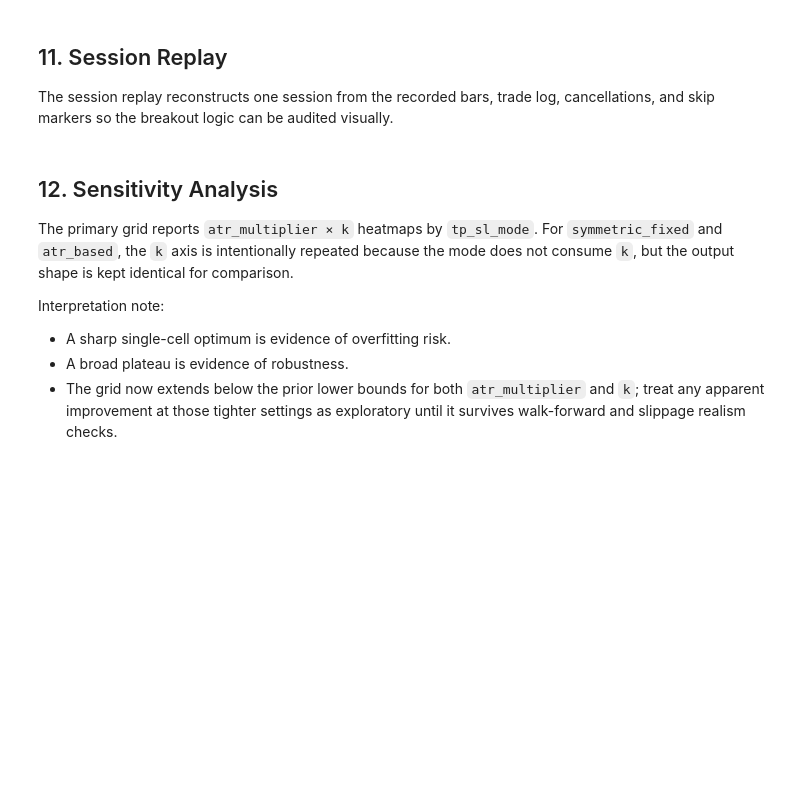
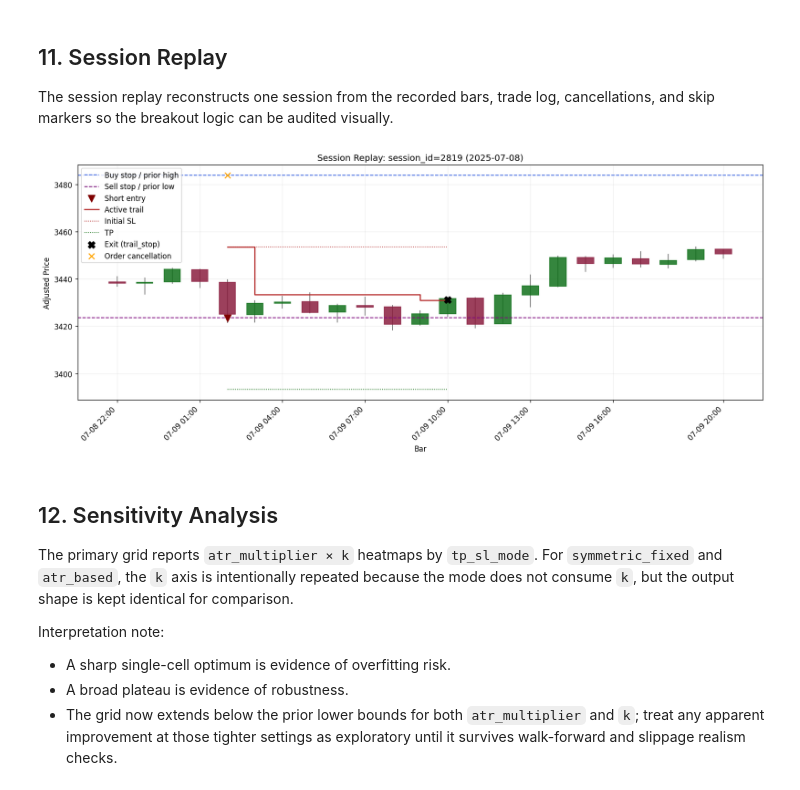
Before and after one commit to LuthHaidar/gold_break, a Jupyter notebook: gold_breakout_backtest.ipynb, the cells around one changed output. Cells and saved outputs as stored; diff of their text form; code cells hidden in the pictures; blank space fills up the shorter version.

```diff
--- a/gold_breakout_backtest.ipynb
+++ b/gold_breakout_backtest.ipynb
@@ -50,26 +70,24 @@ import matplotlib.pyplot as plt
 import pandas as pd
 from IPython.display import display
 
-from gold_breakout_backtest import (
-    plot_directional_drawdown_curves,
-    plot_directional_equity_curves,
-    plot_drawdown_curve,
-    plot_equity_curve,
-    plot_exit_reason_breakdown,
-    plot_heatmap_grid,
-    plot_monthly_returns_heatmap,
-    plot_session_replay,
-    plot_sizing_sensitivity_curve,
-    plot_trade_pnl_distribution,
-    plot_trail_sensitivity_curve,
-    prepare_research_data,
-    preview_signal_inputs,
-    run_backtest,
-    run_sensitivity_analysis,
-    run_walk_forward_analysis,
-    summarize_audit,
-    with_atr_period,
-)
+plot_directional_drawdown_curves = backtest_module.plot_directional_drawdown_curves
+plot_directional_equity_curves = backtest_module.plot_directional_equity_curves
+plot_drawdown_curve = backtest_module.plot_drawdown_curve
+plot_equity_curve = backtest_module.plot_equity_curve
+plot_exit_reason_breakdown = backtest_module.plot_exit_reason_breakdown
+plot_heatmap_grid = backtest_module.plot_heatmap_grid
+plot_monthly_returns_heatmap = backtest_module.plot_monthly_returns_heatmap
+plot_session_replay = backtest_module.plot_session_replay
+plot_sizing_sensitivity_curve = backtest_module.plot_sizing_sensitivity_curve
+plot_trade_pnl_distribution = backtest_module.plot_trade_pnl_distribution
+plot_trail_sensitivity_curve = backtest_module.plot_trail_sensitivity_curve
+prepare_research_data = backtest_module.prepare_research_data
+preview_signal_inputs = backtest_module.preview_signal_inputs
+run_backtest = backtest_module.run_backtest
+run_sensitivity_analysis = backtest_module.run_sensitivity_analysis
+run_walk_forward_analysis = backtest_module.run_walk_forward_analysis
+summarize_audit = backtest_module.summarize_audit
+with_atr_period = backtest_module.with_atr_period
 
 pd.set_option("display.max_columns", 100)
 pd.set_option("display.width", 140)
@@ -192,15 +420,19 @@ for figure in [
 
 The session replay reconstructs one session from the recorded bars, trade log, cancellations, and skip markers so the breakout logic can be audited visually.
 # %%
+import random
+
 replay_session_id = (
-    int(result.trade_log["entry_session_id"].iloc[0])
+    int(result.trade_log["entry_session_id"].iloc[random.randint(0, len(result.trade_log) - 1)])
     if not result.trade_log.empty
     else int(result.session_table["session_id"].iloc[0])
 )
 
 figure = plot_session_replay(result, replay_session_id)
 display(figure)
 plt.close(figure)
+# %% [output]
+[figure, added]
 # %% [markdown]
 ## 12. Sensitivity Analysis
 
```
Also changed, not shown: parts of 13 cells of this notebook, 1 other file.
